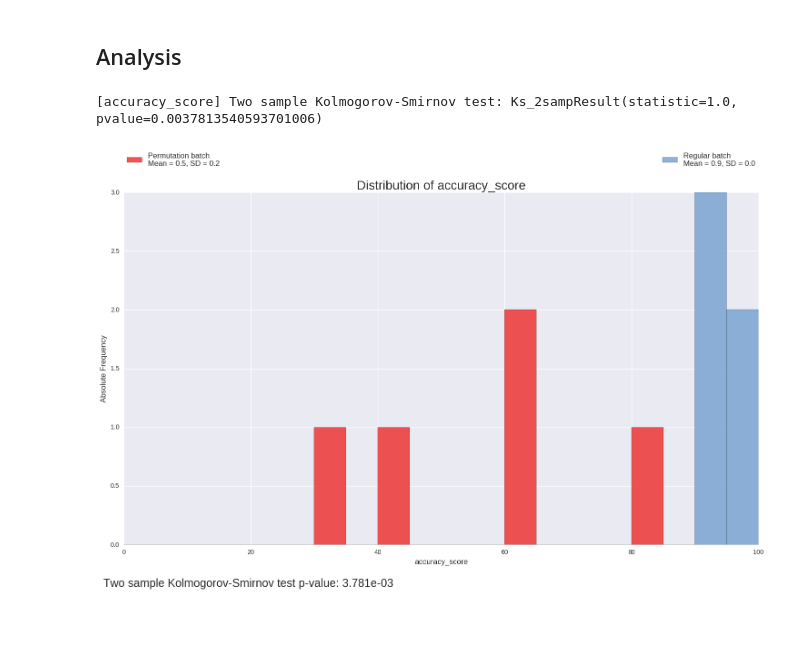
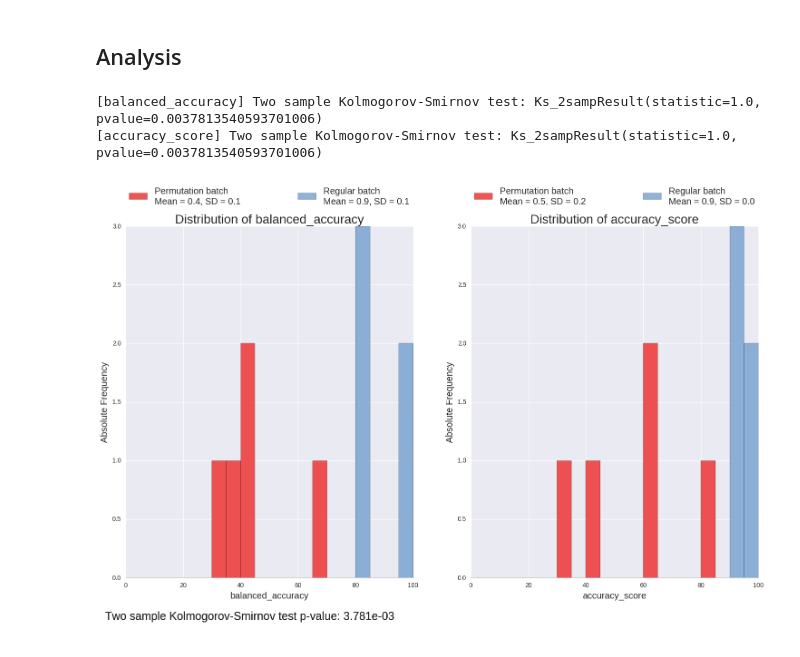
Before and after one commit to slipguru/palladio, a Jupyter notebook: notebooks/PALLADIO example.ipynb, the cells around one changed output. Drawn from its saved outputs; the diff is of its cells as text; code cells hidden in the pictures.

Commit message:
Modular plot generation - 1

```diff
--- a/notebooks/PALLADIO example.ipynb
+++ b/notebooks/PALLADIO example.ipynb
@@ -146,43 +150,23 @@ Loading dataset...
 # %% [markdown]
 ## Analysis
 # %%
-# palladio.analysis.analyse_results(base_folder="/tmp/results", analysis_folder='analysis', )
+# performance_regular = palladio.analysis.performance_metrics(
+#     regular_batch.cv_results_,
+#     config.labels,
+#     target='classification'
+# )
 
-# palladio.analysis.analyse_results(regular_batch.cv_results_,
-#                                   permutation_batch.cv_results_,
-#                                   config.labels,
-#                                   config.estimator,
-#                                   base_folder='/tmp/results',
-#                                   feature_names=config.feature_names,
-#                                   learning_task=None, vs_analysis='variable_selection',
-#                                 threshold=.75, model_assessment_options=None,
-#         analysis_folder='analysis',
-#         score_surfaces_options={})
+# performance_permutation = palladio.analysis.performance_metrics(
+#     permutation_batch.cv_results_,
+#     config.labels,
+#     target='classification'
+# )
 
-regular_batch.cv_results_
+# metric = 'accuracy_score'
 
-performance_regular = palladio.analysis.performance_metrics(
-    regular_batch.cv_results_,
-    config.labels,
-    target='classification'
-)
-
-performance_permutation = palladio.analysis.performance_metrics(
-    permutation_batch.cv_results_,
-    config.labels,
-    target='classification'
-)
-
-metric = 'accuracy_score'
-
-palladio.plotting.distributions(
-            v_regular=performance_regular[metric],
-#             v_permutation=performance_permutation.get(metric, []),
-            v_permutation=performance_permutation[metric],
-            metric=metric
-)
-
-# performance_permutation
+# palladio.plotting.distributions(
+#             v_regular=performance_regular[metric],
+# #             v_permutation=performance_permutation.get(metric, []),
+#             v_permutation=performance_permutation[metric],
+#             metric=metric
+# )
-# %% [output]
-[accuracy_score] Two sample Kolmogorov-Smirnov test: Ks_2sampResult(statistic=1.0, pvalue=0.0037813540593701006)
-[figure, removed]
@@ -188,0 +223,25 @@ palladio.plotting.distributions(
+# %%
+fig, (ax1, ax2) = plt.subplots(1, 2, figsize=(18, 10))
+
+metric = 'balanced_accuracy'
+
+palladio.plotting.distributions(
+            v_regular=performance_regular[metric],
+            v_permutation=performance_permutation[metric],
+            fig=fig, ax=ax1,
+            metric=metric
+)
+
+
+metric = 'accuracy_score'
+
+palladio.plotting.distributions(
+            v_regular=performance_regular[metric],
+            v_permutation=performance_permutation[metric],
+            fig=fig, ax=ax2,
+            metric=metric
+)
+# %% [output]
+[balanced_accuracy] Two sample Kolmogorov-Smirnov test: Ks_2sampResult(statistic=1.0, pvalue=0.0037813540593701006)
+[accuracy_score] Two sample Kolmogorov-Smirnov test: Ks_2sampResult(statistic=1.0, pvalue=0.0037813540593701006)
+[figure, added]
```
Also changed, not shown: parts of 4 cells of this notebook, 1 other file.
